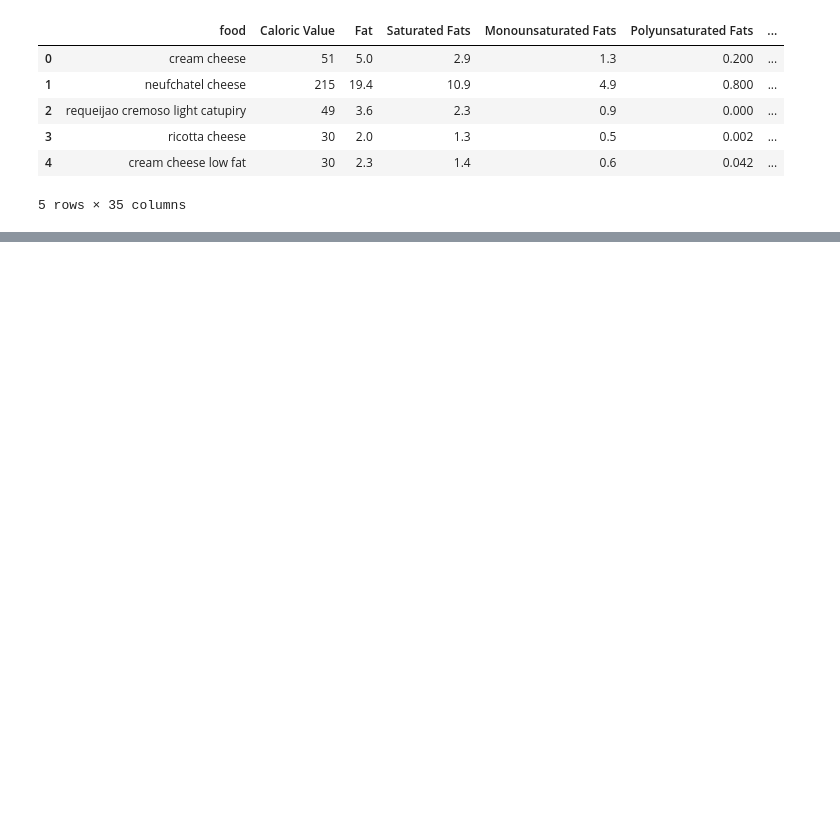
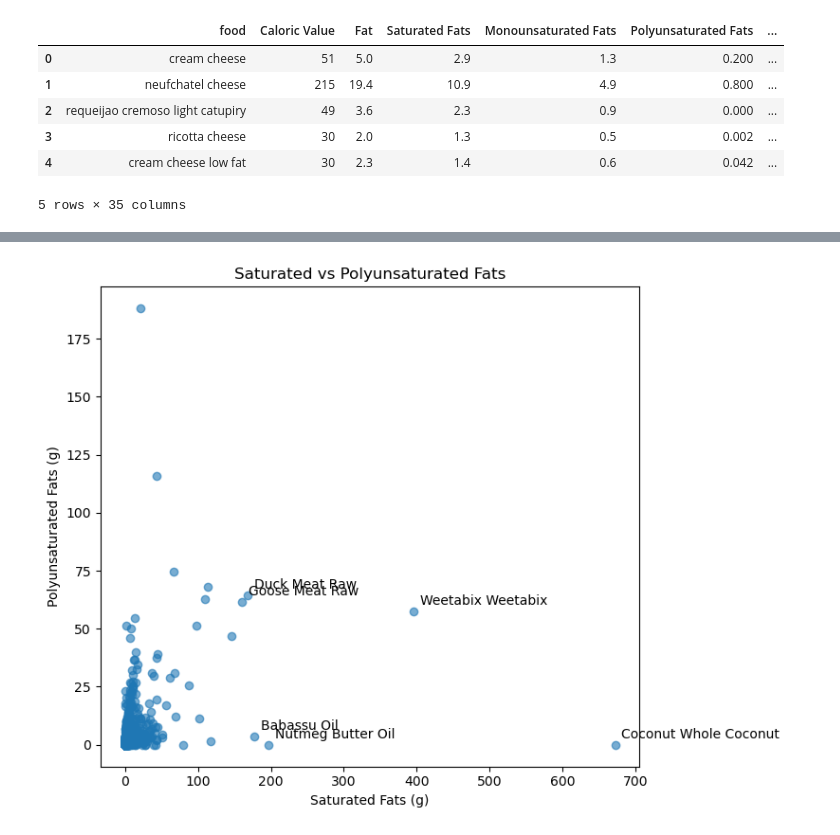
Before and after one commit to AhmadJabbar2502/Hair-Fall-Prediction, a Jupyter notebook: Python Notebooks/data_cleaning_nutrition_dataset.ipynb, the cells around one changed output, grey strips where cells are left out. Saved outputs shown, nothing was run; the diff lists cells and outputs as text; code cells hidden in the pictures; blank space fills up the shorter version.

```diff
--- a/Python Notebooks/data_cleaning_nutrition_dataset.ipynb
+++ b/Python Notebooks/data_cleaning_nutrition_dataset.ipynb
@@ -40,0 +132,17 @@ data.to_csv('../Data/Cleaned_Nutrition_Dataset.csv', index=False)
+# %%
+# 3b) Fat profile scatter: Saturated_Fats vs Polyunsaturated_Fats
+import matplotlib.pyplot as plt
+import pandas as pd
+
+plt.figure(figsize=(8,6))
+plt.scatter(data['Saturated_Fats'], data['Polyunsaturated_Fats'], alpha=0.6)
+plt.xlabel('Saturated Fats (g)')
+plt.ylabel('Polyunsaturated Fats (g)')
+plt.title('Saturated vs Polyunsaturated Fats')
+# annotate top outliers
+for i, row in data.nlargest(6, 'Saturated_Fats')[['Food', 'Saturated_Fats', 'Polyunsaturated_Fats']].iterrows():
+    plt.annotate(row['Food'], (row['Saturated_Fats'], row['Polyunsaturated_Fats']), textcoords="offset points", xytext=(5,5))
+plt.tight_layout()
+plt.show()
+# %% [output]
+[figure, added]
```
Also changed, not shown: parts of 18 cells of this notebook, 15 other files.
